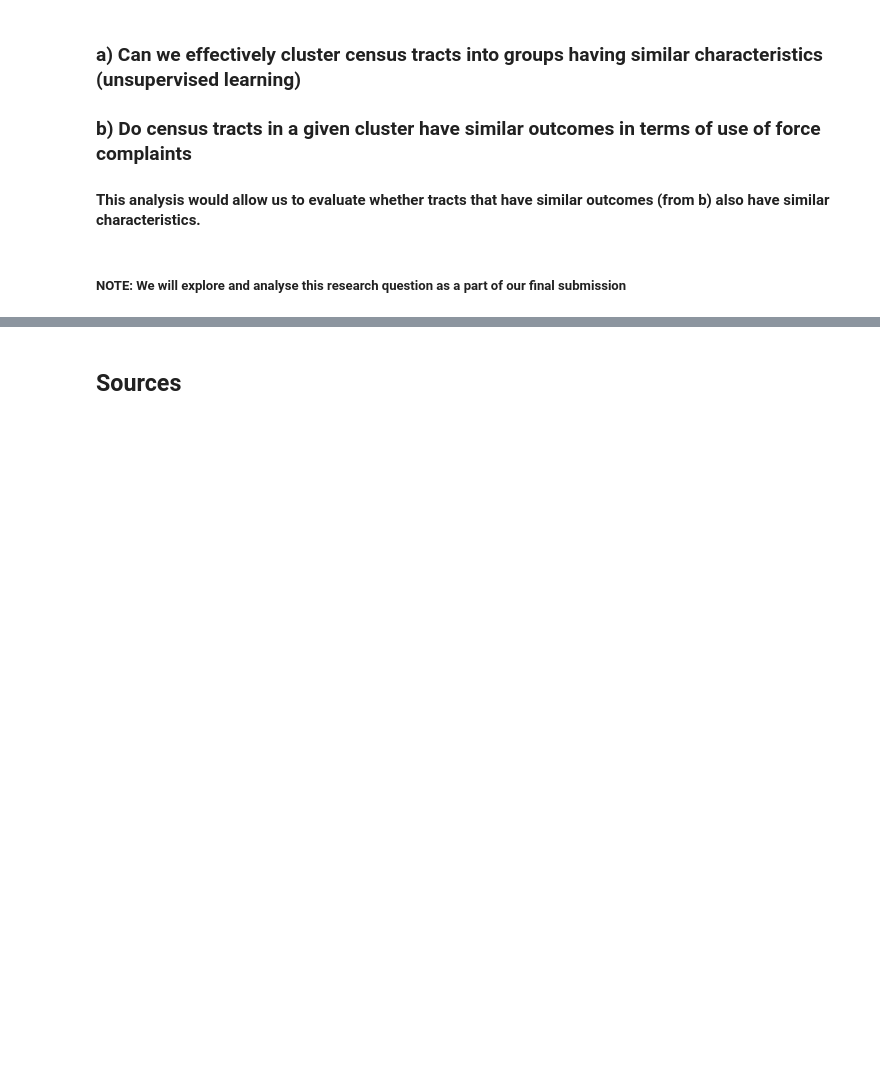
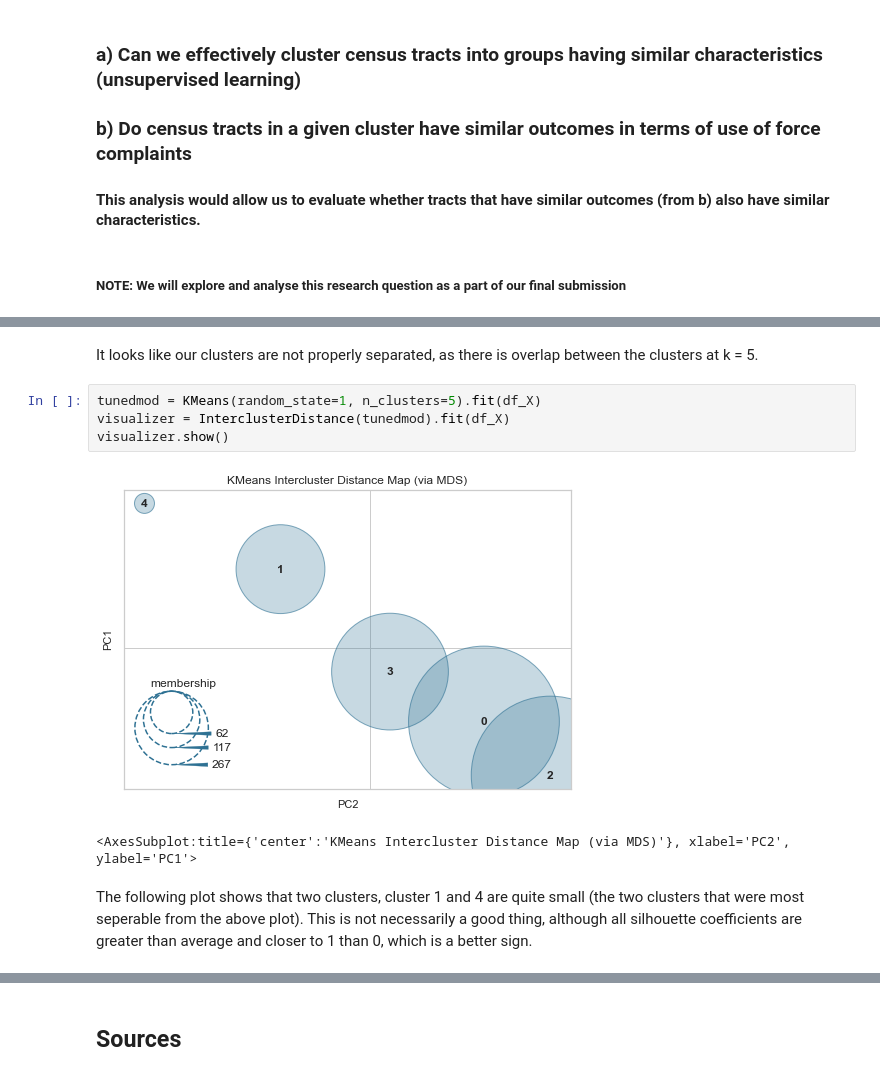
Before and after one commit to mihirbhaskar/chicago-complaints, a Jupyter notebook: code/6_DescribeData.ipynb, the cells around one changed output, grey strips where cells are left out. Saved outputs shown, nothing was run; the diff lists cells and outputs as text; blank space fills up the shorter version.

```diff
--- a/code/6_DescribeData.ipynb
+++ b/code/6_DescribeData.ipynb
@@ -308,0 +325,11 @@ Commentary: We see that a Naive Bayesian classification model has quite low accu
+# %% [markdown]
+It looks like our clusters are not properly separated, as there is overlap between the clusters at k = 5.
+# %%
+tunedmod = KMeans(random_state=1, n_clusters=5).fit(df_X)
+visualizer = InterclusterDistance(tunedmod).fit(df_X)
+visualizer.show()
+# %% [output]
+[figure, added]
+<AxesSubplot:title={'center':'KMeans Intercluster Distance Map (via MDS)'}, xlabel='PC2', ylabel='PC1'>
+# %% [markdown]
+The following plot shows that two clusters, cluster 1 and 4 are quite small (the two clusters that were most seperable from the above plot). This is not necessarily a good thing, although all silhouette coefficients are greater than average and closer to 1 than 0, which is a better sign.
```
Also changed, not shown: parts of 21 cells of this notebook.
